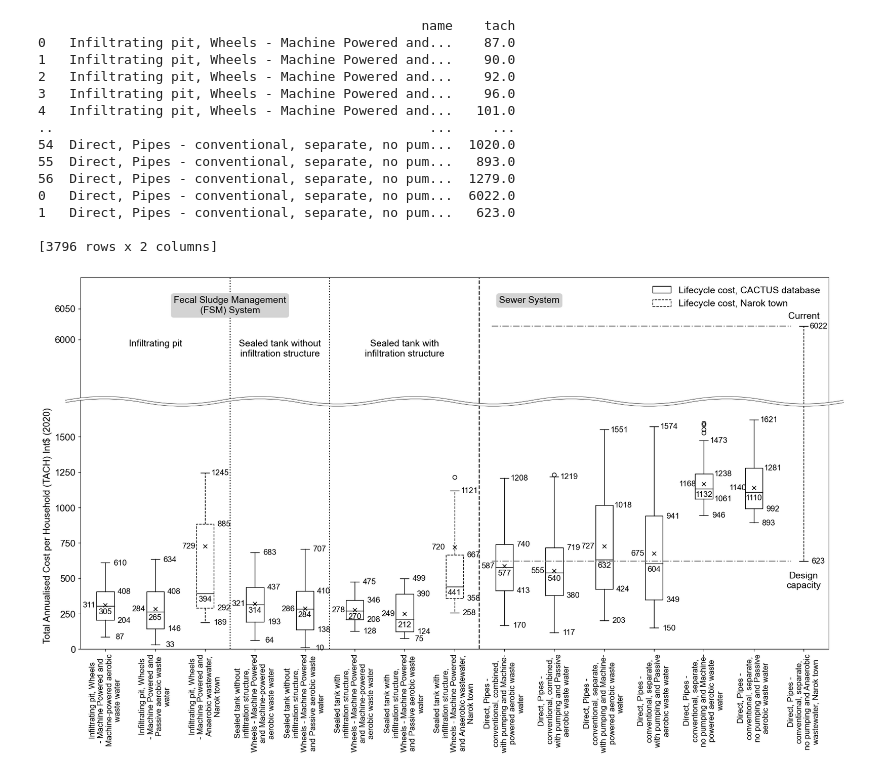
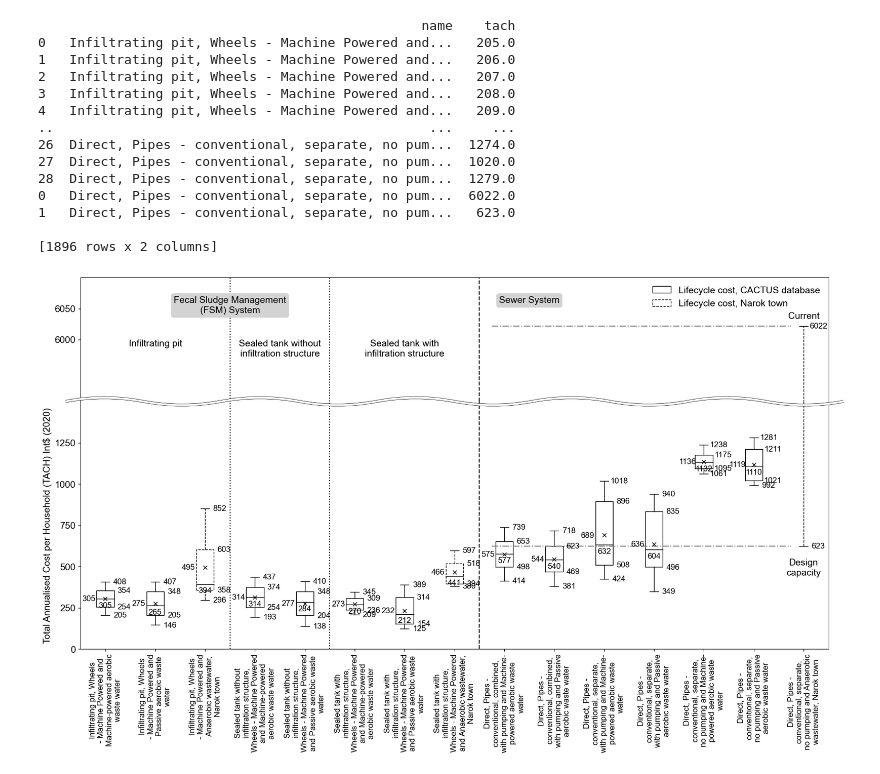
Before and after one commit to JinIgarashi/cactus-narok-figures, a Jupyter notebook: Figure7 full lifecycle cost comparison boxplots version.ipynb, the cells around one changed output. Cells and saved outputs as stored; diff of their text form; code cells hidden in the pictures.

```diff
--- a/Figure7 full lifecycle cost comparison boxplots version.ipynb
+++ b/Figure7 full lifecycle cost comparison boxplots version.ipynb
@@ -45,12 +45,16 @@ def getLifecycleCostsbyCombination(df, container_name, transport_name, treatment
     sum_array = [round(sum(combination),0) for combination in combinations]
     sum_array = list(set(sum_array))
 
+    q1 = np.percentile(sum_array, 25)
+    q3 = np.percentile(sum_array, 75)
+    iqr_sum_array = [val for val in sum_array if q1 <= val <= q3]
+
     name = f"{container_name}, {transport_name} and {treatment_name}"
     if place:
         name = f"{name}, {place}"
-    names = np.full(len(sum_array), name)
+    names = np.full(len(iqr_sum_array), name)
 
-    result_df = pd.DataFrame({'name': names, 'tach': sum_array})
+    result_df = pd.DataFrame({'name': names, 'tach': iqr_sum_array})
 
     return result_df
 
@@ -96,19 +100,19 @@ df = pd.concat(dfs, axis=0)
 print(df)
 # %% [output]
                                                  name    tach
-0   Infiltrating pit, Wheels - Machine Powered and...    87.0
-1   Infiltrating pit, Wheels - Machine Powered and...    90.0
-2   Infiltrating pit, Wheels - Machine Powered and...    92.0
-3   Infiltrating pit, Wheels - Machine Powered and...    96.0
-4   Infiltrating pit, Wheels - Machine Powered and...   101.0
+0   Infiltrating pit, Wheels - Machine Powered and...   205.0
+1   Infiltrating pit, Wheels - Machine Powered and...   206.0
+2   Infiltrating pit, Wheels - Machine Powered and...   207.0
+3   Infiltrating pit, Wheels - Machine Powered and...   208.0
+4   Infiltrating pit, Wheels - Machine Powered and...   209.0
 ..                                                ...     ...
-54  Direct, Pipes - conventional, separate, no pum...  1020.0
-55  Direct, Pipes - conventional, separate, no pum...   893.0
-56  Direct, Pipes - conventional, separate, no pum...  1279.0
+26  Direct, Pipes - conventional, separate, no pum...  1274.0
+27  Direct, Pipes - conventional, separate, no pum...  1020.0
+28  Direct, Pipes - conventional, separate, no pum...  1279.0
 0   Direct, Pipes - conventional, separate, no pum...  6022.0
 1   Direct, Pipes - conventional, separate, no pum...   623.0
 
-[3796 rows x 2 columns]
+[1896 rows x 2 columns]
 # %%
 def showLabel(ax, x, y, value, index):
     if index == 0:
@@ -194,8 +198,8 @@ axs[0].legend(handles=[
 
 
 # 下段サブプロット
-axs[1].set_ylim(0,1750)
-axs[1].set_yticks(np.arange(0,1750,250))
+axs[1].set_ylim(0,1500)
+axs[1].set_yticks(np.arange(0,1500,250))
 xtick_labels = [ '\n'.join(textwrap.wrap(label, 25)) for label in group_labels ]
 axs[1].set_xticks(np.arange(len(xtick_labels)) + 1)
 axs[1].set_xticklabels(xtick_labels, rotation=90, ha='center', fontsize=12)
@@ -222,31 +226,31 @@ py = np.array([1+pp[i%4] for i in range(0,wn)])
 p = Path(list(zip(px,py)), [Path.MOVETO]+[Path.CURVE3]*(wn-1))
 
 line1 = mpatches.PathPatch(p, lw=4, edgecolor='black',
                           facecolor='None', clip_on=False,
                           transform=axs[1].transAxes, zorder=10)
 
 line2 = mpatches.PathPatch(p,lw=3, edgecolor='white',
                            facecolor='None', clip_on=False,
                            transform=axs[1].transAxes, zorder=10,
                            capstyle='round')
 
 a = axs[1].add_patch(line1)
 a = axs[1].add_patch(line2)
 
 axs[1].set_ylabel('Total Annualised Cost per Household (TACH) Int$ (2020)', fontsize=14)
 
 axs[0].text(3.5, 6070, 'Fecal Sludge Management\n(FSM) System', fontsize=14, ha='center', va='top', bbox=dict(facecolor='lightgray', edgecolor='none', alpha=1.0, boxstyle='round'))
 axs[0].text(2, 6000, 'Infiltrating pit', fontsize=14, ha='center', va='top', bbox=dict(facecolor='none', edgecolor='none', alpha=0.8, boxstyle='round'))
 axs[0].text(4.5, 6000, 'Sealed tank without\ninfiltration structure', fontsize=14, ha='center', va='top', bbox=dict(facecolor='none', edgecolor='none', alpha=0.8, boxstyle='round'))
 axs[0].text(7, 6000, 'Sealed tank with\ninfiltration structure', fontsize=14, ha='center', va='top', bbox=dict(facecolor='none', edgecolor='none', alpha=0.8, boxstyle='round'))
 axs[0].text(9.5, 6070, 'Sewer System', fontsize=14, ha='center', va='top', bbox=dict(facecolor='lightgray', edgecolor='none', alpha=1.0, boxstyle='round'))
 
 axs[0].text(15, 6045, 'Current', fontsize=14, ha='center', va='top', bbox=dict(facecolor='none', edgecolor='none', alpha=1.0, boxstyle='round'))
 axs[1].text(15, 550, 'Design\ncapacity', fontsize=14, ha='center', va='top', bbox=dict(facecolor='none', edgecolor='none', alpha=1.0, boxstyle='round'))
 
 
 plt.savefig(file_path, format="pdf", dpi=dpi, transparent=True, bbox_inches='tight')
 plt.savefig(f"{file_path}.png", format="png", dpi=dpi, transparent=True, bbox_inches='tight')
 plt.show()
 # %% [output]
-[figure, old version]
+[figure, new version]
```
Also changed, not shown: 5 other files.
